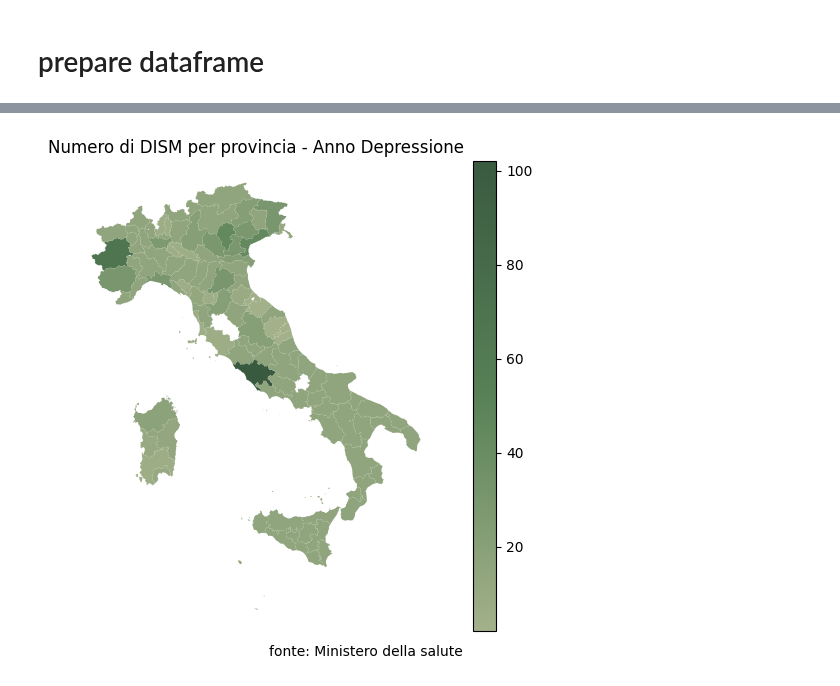
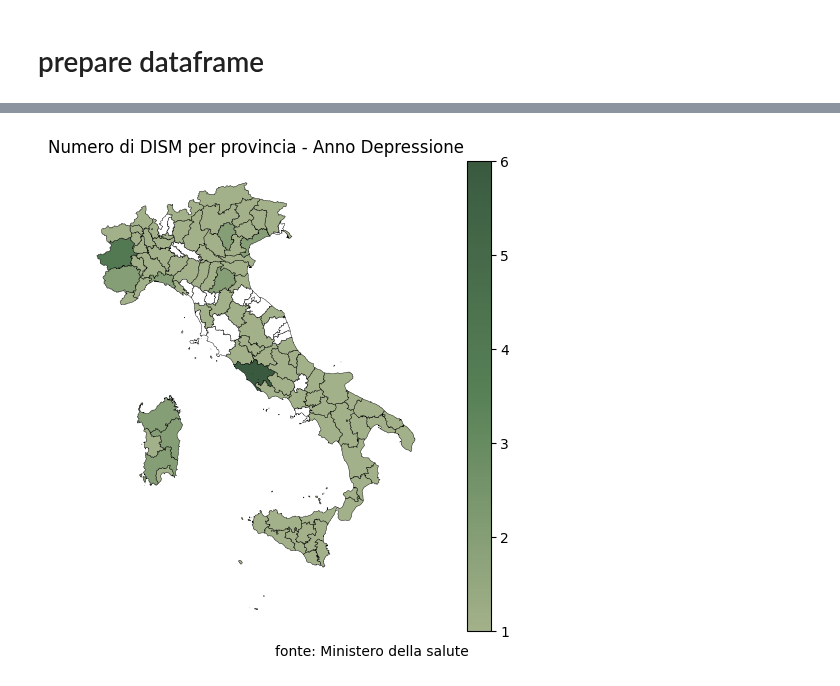
Before and after one commit to armandoschianodicola/italy-stats, a Jupyter notebook: 9/main.ipynb, the cells around one changed output, grey strips where cells are left out. Drawn from its saved outputs; the diff is of its cells as text; code cells hidden in the pictures.

```diff
--- a/9/main.ipynb
+++ b/9/main.ipynb
@@ -93,5 +96,5 @@ df
 # %%
-df_asl = df_asl[["codice_azienda", "sigla_provincia"]]
+df_asl = df_asl[["codice_azienda", "sigla_provincia", "denominazione_azienda"]]
 # %%
 df_asl
 # %% [output]
@@ -127,5 +114,5 @@ df_asl.loc[df_asl["codice_azienda"] == 203, ]
 # %%
 provinces_gdf = provinces_gdf[["prov_acr", "geometry", "zone", "prov_name"]]
 # %%
-df = df.set_index("codice_asl").join(df_asl.set_index("codice_azienda"))
+df = df.set_index("asl").join(df_asl.set_index("denominazione_azienda"))
 # %%
@@ -245,7 +221,14 @@ plot_title = "Totale accessi con diagnosi '{}'\n per DISM per provincia - Anno {
 df_plot = df.plot(
     column="numero_accessi",
     legend=True,
-    cmap=CMAP
+    cmap=CMAP,
+    edgecolor="black",
+    linewidth=0.3,
+    missing_kwds={
+        "color": "white",
+        "edgecolor": "black",
+        "label": "Missing values",
+    }
 );
 plt.title(plot_title)
 df_plot.set_axis_off()
@@ -305,7 +288,14 @@ plot_title = "Media accessi con diagnosi '{}'\n per DISM per provincia - Anno {}
 df_plot = df.plot(
     column="target_group_avg",
     legend=True,
-    cmap=CMAP
+    cmap=CMAP,
+    edgecolor="black",
+    linewidth=0.3,
+    missing_kwds={
+        "color": "white",
+        "edgecolor": "black",
+        "label": "Missing values",
+    }
 );
 plt.title(plot_title)
 df_plot.set_axis_off()
@@ -344,18 +334,25 @@ plot_title = "Numero di DISM per provincia - Anno {}".format(
 # %%
 df_plot = df.plot(
     column="asl_count",
     legend=True,
-    cmap=CMAP
+    cmap=CMAP,
+    edgecolor="black",
+    linewidth=0.3,
+    missing_kwds={
+        "color": "white",
+        "edgecolor": "black",
+        "label": "Missing values",
+    }
 );
 plt.title(plot_title)
 df_plot.set_axis_off()
 plt.annotate('fonte: Ministero della salute', (0,0), (140, -10), xycoords='axes fraction', textcoords='offset points', va='top')
 fig_plots.append({
     "df": df_plot,
     "name": plot_title
 })
 # %% [output]
-[figure, old version]
+[figure, new version]
 # %%
 best_rows = df.sort_values(by=['asl_count'], ascending=False).head(15)
 best_rows_sorted = best_rows.sort_values(by=['asl_count'])
```
Also changed, not shown: parts of 18 cells of this notebook, 3 other files.
